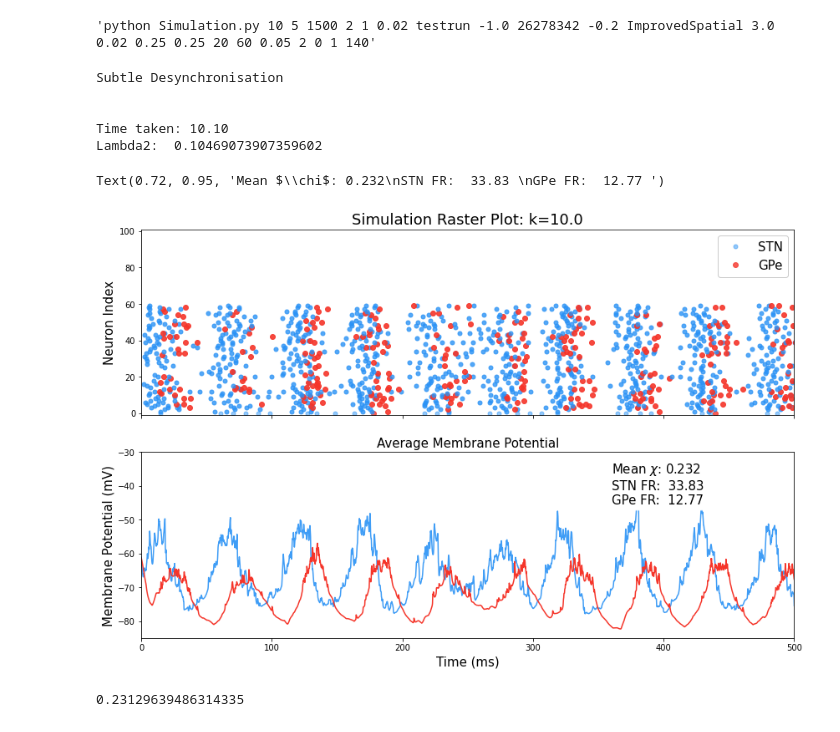
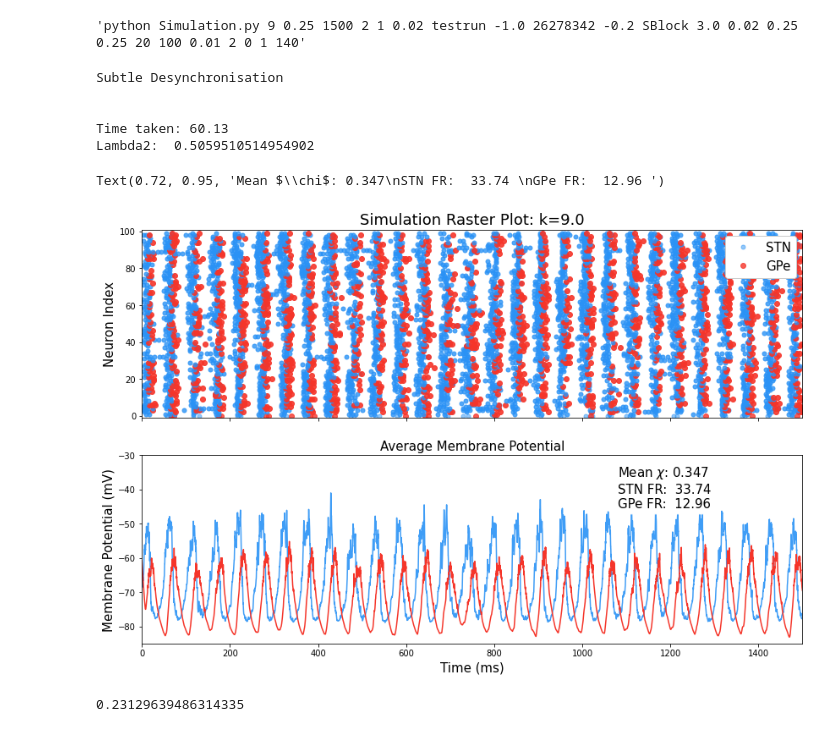
Before and after one commit to cathalmc/Study1_STN-GPe_Network_Stimulator, a Jupyter notebook: Run Simulation Desktop.ipynb, the cells around one changed output. Drawn from its saved outputs; the diff is of its cells as text; code cells hidden in the pictures.

```diff
--- a/Run Simulation Desktop.ipynb
+++ b/Run Simulation Desktop.ipynb
@@ -16,15 +16,15 @@ ps = {"ImprovedSpatial": 3,
 
 SimCon = SimControl()
 
-SimCon.params["Network_type"] = "ImprovedSpatial"
-SimCon.params["n"] = 60
-SimCon.params["k"] = 10
-SimCon.params["p"] = 5 #ps[SimCon.params["Network_type"]]
+SimCon.params["Network_type"] = "SBlock"
+SimCon.params["n"] = 100
+SimCon.params["k"] = 9
+SimCon.params["p"] = 0.25 #ps[SimCon.params["Network_type"]]
 
 
 SimCon.params["Notebook"] = 2 #1 is to save the firing data, 2 is to save the network data and firing data, 0 is for simulating on cluster
 SimCon.params["simtime"] = 1500
-SimCon.params["h"] = 0.05
+SimCon.params["h"] = 0.01
 
 SimCon.params["StimSites"] = 0
 SimCon.params["StimAmplitude"] = 1
@@ -32,7 +32,7 @@ SimCon.params["StimFrequency"] = 140
 
 SimCon.Generate_Command()
 # %% [output]
-'python Simulation.py 10 5 1500 2 1 0.02 testrun -1.0 26278342 -0.2 ImprovedSpatial 3.0 0.02 0.25 0.25 20 60 0.05 2 0 1 140'
+'python Simulation.py 9 0.25 1500 2 1 0.02 testrun -1.0 26278342 -0.2 SBlock 3.0 0.02 0.25 0.25 20 100 0.01 2 0 1 140'
 # %%
 t0 = time.time()
 p = subprocess.Popen(SimCon.Generate_Command(),stdout=subprocess.PIPE, stderr=subprocess.PIPE)
@@ -97,8 +97,8 @@ print('Lambda2: ', sorted(graph_measures['eigs'])[1])
 Subtle Desynchronisation
 
 
-Time taken: 10.10
-Lambda2:  0.10469073907359602
+Time taken: 60.13
+Lambda2:  0.5059510514954902
 # %%
 cols = '#2A92F5'
 colg = '#F5352A'
@@ -132,36 +132,36 @@ fig,ax = plt.subplots(2,1,figsize=[14,9],sharex=True)
 #fig.suptitle(params["Network_type"])
 
 for i, train in enumerate(zip(STrain,GTrain)):
     train1 = train[0]
     train2 = train[1]
     if i>ilim:
         break
     if i==0:
         ax[0].plot(train1, i*np.ones(len(train1)), 'o', color = cols,markersize=5, alpha=0.5, label='STN')
         ax[0].plot(train2, i*np.ones(len(train2)), 'o', color = colg,markersize=6, alpha=0.8, label='GPe')
     else:
         ax[0].plot(train1, i*np.ones(len(train1)), 'o', color = cols,markersize=5, alpha=0.8)
         ax[0].plot(train2, i*np.ones(len(train2)), 'o', color = colg,markersize=6, alpha=0.9)
 
 
 #f'{netlab[data_dict["Network_type"]]} Network'
 ax[0].set_title(f'Simulation Raster Plot: k={k}',fontsize=titlefontsize)
 ax[0].set_ylabel("Neuron Index",fontsize=infigfontsize)
-ax[0].set_xlim(0,500)
+ax[0].set_xlim(0,1500)
 ax[0].set_ylim(-1,ilim+1)
 ax[0].legend(fontsize=infigfontsize,loc='upper right',framealpha=1)
 #ax[0].legend(fontsize=16,framealpha=1,shadow = True,borderpad=0.8,loc='upper right')
 
 ax[1].plot(x_axis, SLFP, label = 'STN',color = cols, alpha=0.9)
 ax[1].plot(x_axis, GLFP, label = 'GPe',color = colg, alpha=1)
 ax[1].set_title('Average Membrane Potential',fontsize=infigfontsize)
 ax[1].set_ylabel("Membrane Potential (mV)",fontsize=infigfontsize)
 ax[1].set_xlabel("Time (ms)",fontsize=infigfontsize)
 ax[1].set(ylim=[-85,-30,])
 ax[1].text(0.72, 0.95, textstr, transform=ax[1].transAxes, color='k', fontsize=infigfontsize, verticalalignment='top', bbox=props)
 # %% [output]
-Text(0.72, 0.95, 'Mean $\\chi$: 0.232\nSTN FR:  33.83 \nGPe FR:  12.77 ')
+Text(0.72, 0.95, 'Mean $\\chi$: 0.347\nSTN FR:  33.74 \nGPe FR:  12.96 ')
-[figure, old version]
+[figure, new version]
 # %%
 #np.save("AmalgDataApril\\"+f"{netname}_{int(k)}.npy",recovered_dat)
 # dat2={}
```
Also changed, not shown: 2 other files.
